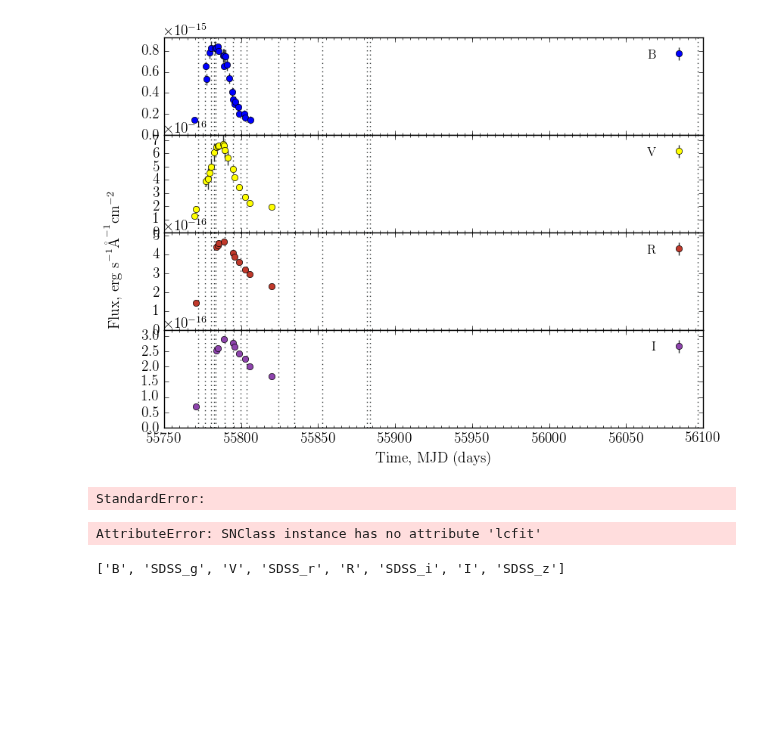
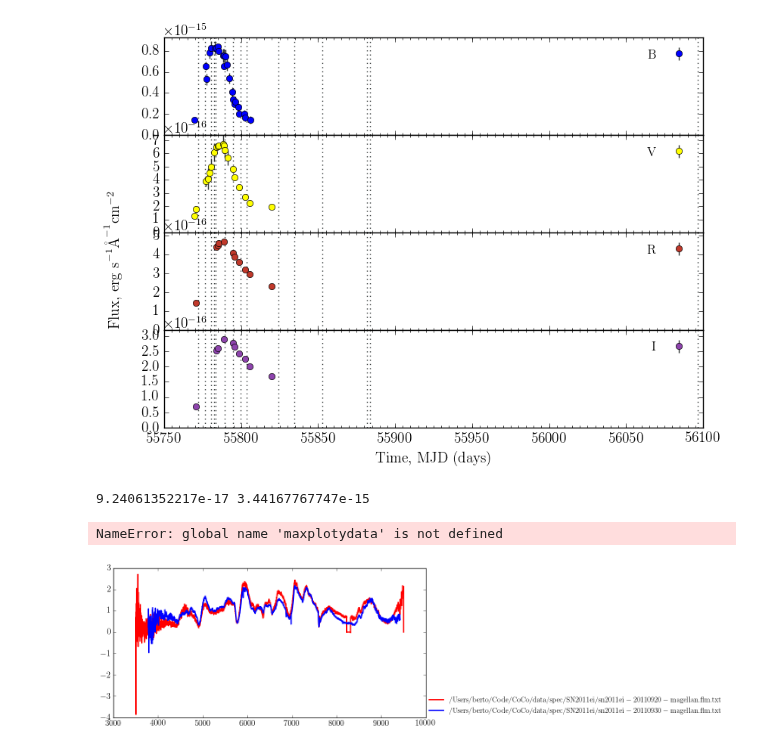
Before and after one commit to UoS-SNe/pycoco, a Jupyter notebook: notebooks/scratch_scripts.ipynb, the cells around one changed output. Drawn from its saved outputs; the diff is of its cells as text; code cells hidden in the pictures; blank space fills up the shorter version.

```diff
--- a/notebooks/scratch_scripts.ipynb
+++ b/notebooks/scratch_scripts.ipynb
@@ -18,10 +18,8 @@ warnings.resetwarnings()
 # %%
 # sn = pcc.SNClass('SN2006aj')
 # sn = pcc.SNClass('SN2011dh')
-sn = pcc.SNClass('SN2011ei')
-
-
-
+# sn = pcc.SNClass('SN2011ei')
+sn = pcc.SNClass('SN2009jf')
 sn.name
 # %% [output]
 'SN2011ei'
@@ -97,22 +126,25 @@ sn.spec[sn.spec.keys()[-6]].plot()
 sn.plot_lc()
 # %% [output]
 [figure]
+# %%
+s1 = sn.spec['sn2011ei-20110920-magellan.flm.txt']
+s2 = sn.spec['sn2011ei-20110930-magellan.flm.txt']
+
+pcc.compare_spec(s1, s2)
+# %% [output]
+9.24061352217e-17 3.44167767747e-15
+NameError: global name 'maxplotydata' is not defined
+[figure, added]
 # %%
 # recon_filename = os.path.abspath(os.path.join('/Users/berto/Code/CoCo/recon/', 'SN2006aj.dat'))
 # recon_filename = os.path.abspath(os.path.join('/Users/berto/Code/CoCo/recon/', 'SN2011dh.dat'))
 recon_filename = os.path.abspath(os.path.join('/Users/berto/Code/CoCo/recon/', 'SN2011ei.dat'))
 
 sn.get_lcfit(recon_filename)
-# %% [output]
-StandardError:
 # %%
 sn.lcfit.data.keys()
-# %% [output]
-AttributeError: SNClass instance has no attribute 'lcfit'
 # %%
 sn.phot.data.keys()
-# %% [output]
-['B', 'SDSS_g', 'V', 'SDSS_r', 'R', 'SDSS_i', 'I', 'SDSS_z']
 # %%
 # sn.plot_lc(filters = ['B', 'V', 'R', 'I'])
 sn.plot_lc()
```
Also changed, not shown: parts of 6 cells of this notebook, 3 other files.
